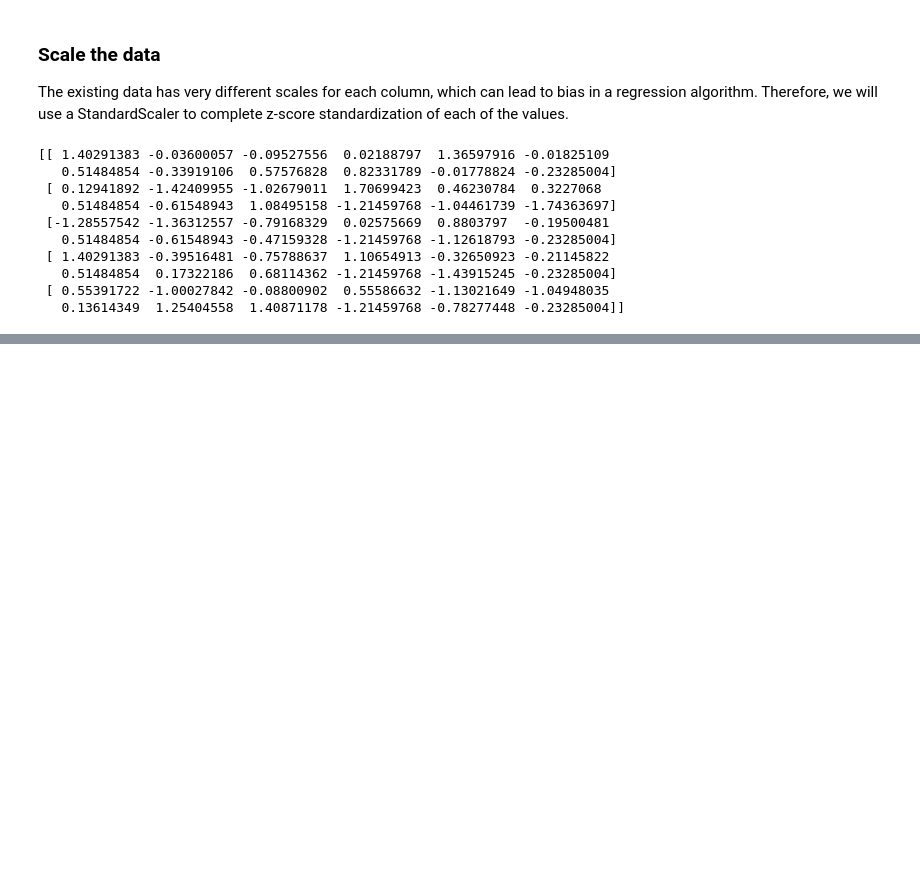
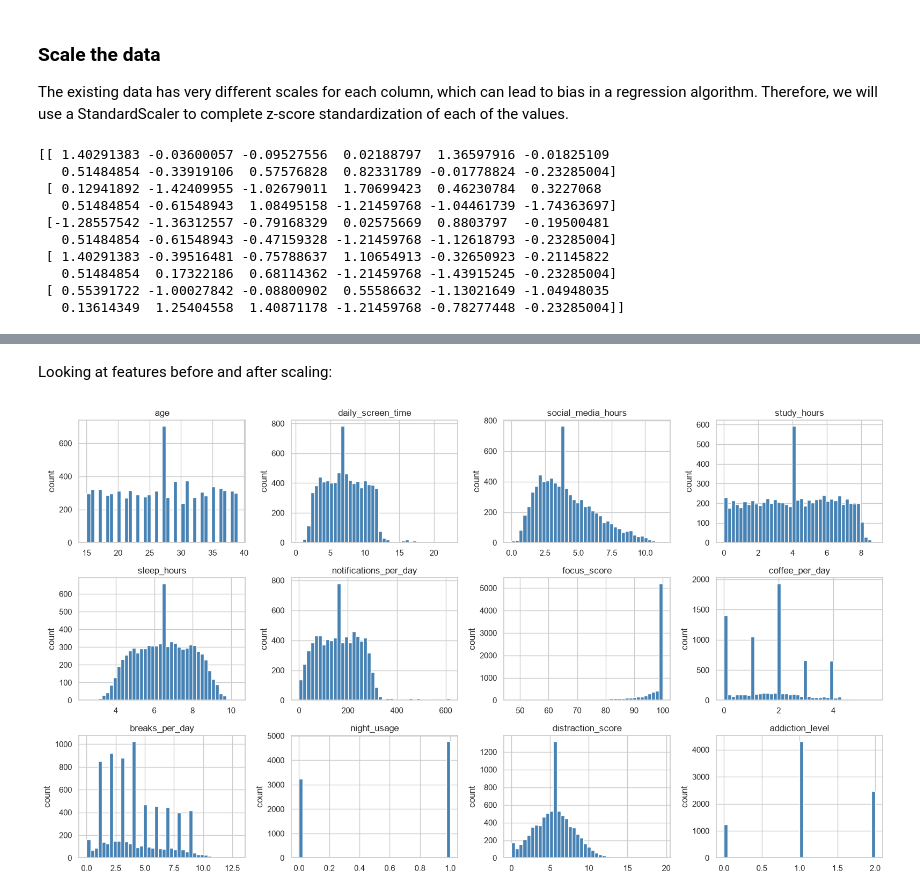
Before and after one commit to emfallat/CS5100-Final-Project, a Jupyter notebook: productivity.ipynb, the cells around one changed output, grey strips where cells are left out. Drawn from its saved outputs; the diff is of its cells as text; code cells hidden in the pictures; blank space fills up the shorter version.

```diff
--- a/productivity.ipynb
+++ b/productivity.ipynb
@@ -243,0 +284,12 @@ print(X_train_scaled[:5])
+# %% [markdown]
+Looking at features before and after scaling:
+# %%
+fig, axes = plt.subplots(3, 4, figsize=(16, 9))
+for ax, col in zip(axes.ravel(), feature_names):
+    ax.hist(X_train[col], bins=40, color='steelblue')
+    ax.set_title(col)
+    ax.set_ylabel('count')
+plt.tight_layout()
+plt.show()
+# %% [output]
+[figure, added]
```
Also changed, not shown: parts of 16 cells of this notebook.
